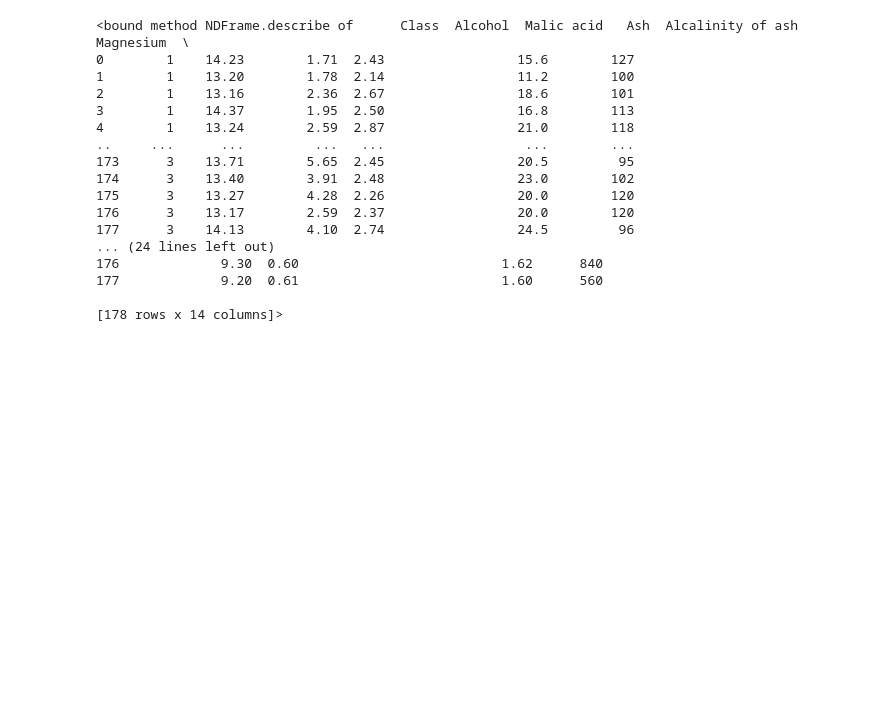
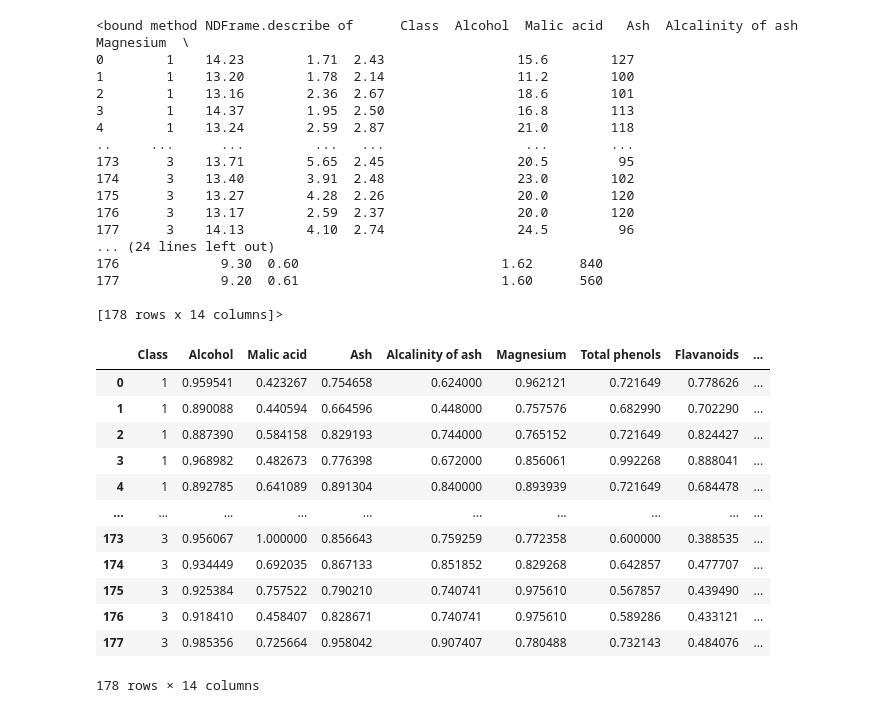
Before and after one commit to DavidMatias44/rp, a Jupyter notebook: xd2/normalizacion.ipynb, the cells around one changed output. Drawn from its saved outputs; the diff is of its cells as text; code cells hidden in the pictures; blank space fills up the shorter version.

```diff
--- a/xd2/normalizacion.ipynb
+++ b/xd2/normalizacion.ipynb
@@ -81,0 +64,46 @@ def get_norm_by_class(df, method, ):
+# %%
+def get_norm_by_class(df, method):
+    numeric_cols = df.select_dtypes(include=[np.number]).columns
+    numeric_cols = [col for col in numeric_cols if col != 'Class']
+
+    df_grouped = df.groupby('Class')
+
+    for col in numeric_cols:
+        if col == 'Class': continue
+
+        if method == 'max-scaling':
+            df[col] = df_grouped[col].transform(
+                lambda x: x / x.max()
+            )
+        elif method == "min-max":
+            df[col] = df_grouped[col].transform(
+                lambda x: (x - x.min()) / (x.max() - x.min() if x.max() != x.min() else 1)
+            )
+        elif method == "z-score":
+            df[col] = df_grouped[col].transform(
+                lambda x: (x - x.mean()) / x.std() if x.std() != 0 else 0
+            )
+        elif method == "std-scaling":
+            df[col] = df_grouped[col].transform(
+                lambda x: x / x.std() if x.std() != 0 else x
+            )
+
+    return df
+# %%
+df_copy1 = df.copy()
+df_copy1 = get_norm_by_class(df_copy1, 'max-scaling')
+df_copy1
+# %% [output]
+|  | Class | Alcohol | Malic acid | Ash | Alcalinity of ash | Magnesium | Total phenols | Flavanoids | ... |
+| 0 | 1 | 0.959541 | 0.423267 | 0.754658 | 0.624000 | 0.962121 | 0.721649 | 0.778626 | ... |
+| 1 | 1 | 0.890088 | 0.440594 | 0.664596 | 0.448000 | 0.757576 | 0.682990 | 0.702290 | ... |
+| 2 | 1 | 0.887390 | 0.584158 | 0.829193 | 0.744000 | 0.765152 | 0.721649 | 0.824427 | ... |
+| 3 | 1 | 0.968982 | 0.482673 | 0.776398 | 0.672000 | 0.856061 | 0.992268 | 0.888041 | ... |
+| 4 | 1 | 0.892785 | 0.641089 | 0.891304 | 0.840000 | 0.893939 | 0.721649 | 0.684478 | ... |
+| ... | ... | ... | ... | ... | ... | ... | ... | ... | ... |
+| 173 | 3 | 0.956067 | 1.000000 | 0.856643 | 0.759259 | 0.772358 | 0.600000 | 0.388535 | ... |
+| 174 | 3 | 0.934449 | 0.692035 | 0.867133 | 0.851852 | 0.829268 | 0.642857 | 0.477707 | ... |
+| 175 | 3 | 0.925384 | 0.757522 | 0.790210 | 0.740741 | 0.975610 | 0.567857 | 0.439490 | ... |
+| 176 | 3 | 0.918410 | 0.458407 | 0.828671 | 0.740741 | 0.975610 | 0.589286 | 0.433121 | ... |
+| 177 | 3 | 0.985356 | 0.725664 | 0.958042 | 0.907407 | 0.780488 | 0.732143 | 0.484076 | ... |
+178 rows × 14 columns
```
Also changed, not shown: parts of 4 cells of this notebook.
